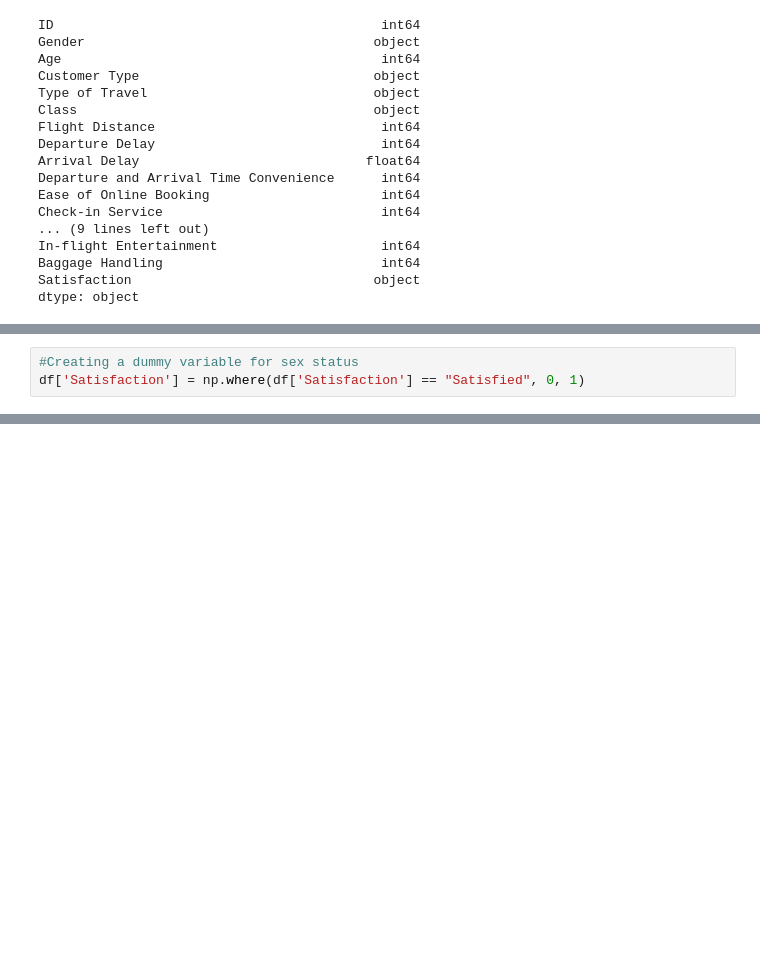
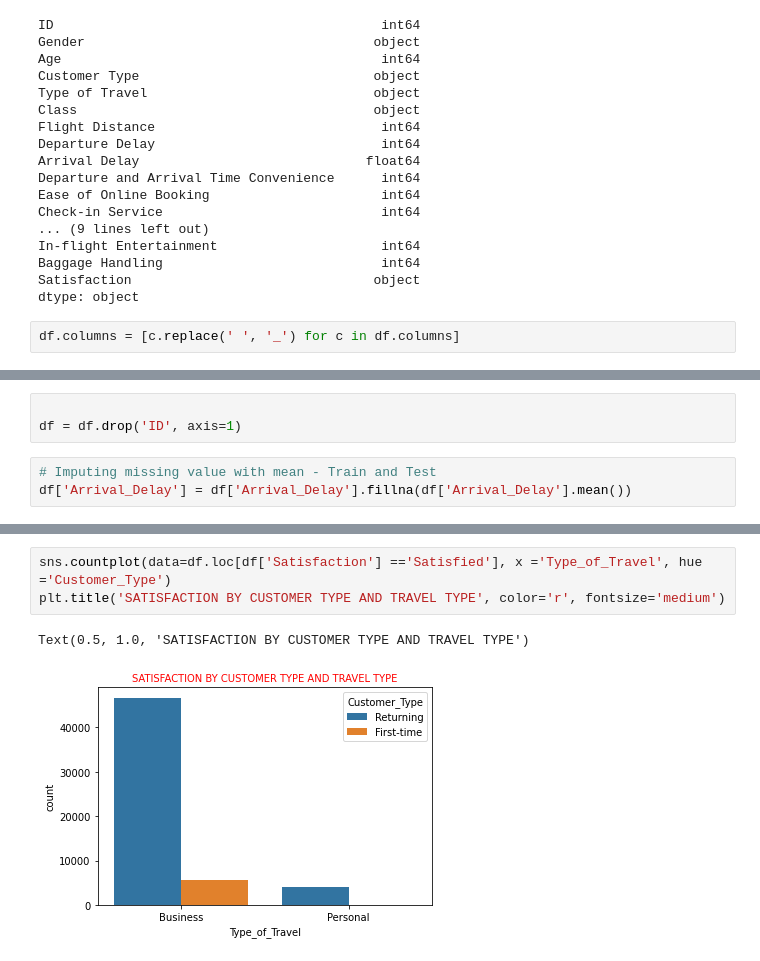
Before and after one commit to ibe-abu-chi/python_EDA, a Jupyter notebook: Airline_satisfaction.ipynb, the cells around one changed output, grey strips where cells are left out. Cells and saved outputs as stored; diff of their text form; blank space fills up the shorter version.

```diff
--- a/Airline_satisfaction.ipynb
+++ b/Airline_satisfaction.ipynb
@@ -48,3 +92,5 @@ In-flight Entertainment                     int64
 Baggage Handling                            int64
 Satisfaction                               object
 dtype: object
+# %%
+df.columns = [c.replace(' ', '_') for c in df.columns]
@@ -51,3 +114,9 @@ dtype: object
+# %%
+
+df = df.drop('ID', axis=1)
+# %%
+# Imputing missing value with mean - Train and Test
+df['Arrival_Delay'] = df['Arrival_Delay'].fillna(df['Arrival_Delay'].mean())
 # %%
 df.columns
 # %% [output]
@@ -134,3 +130,0 @@ dtype: bool
-# %%
-#Creating a dummy variable for sex status
-df['Satisfaction'] = np.where(df['Satisfaction'] == "Satisfied", 0, 1)
@@ -247,0 +149,6 @@ Baggage Handling            0.1965      0.009     22.834      0.000       0.180
+# %%
+sns.countplot(data=df.loc[df['Satisfaction'] =='Satisfied'], x ='Type_of_Travel', hue ='Customer_Type')
+plt.title('SATISFACTION BY CUSTOMER TYPE AND TRAVEL TYPE', color='r', fontsize='medium')
+# %% [output]
+Text(0.5, 1.0, 'SATISFACTION BY CUSTOMER TYPE AND TRAVEL TYPE')
+[figure, added]
```
Also changed, not shown: parts of 43 cells of this notebook.
